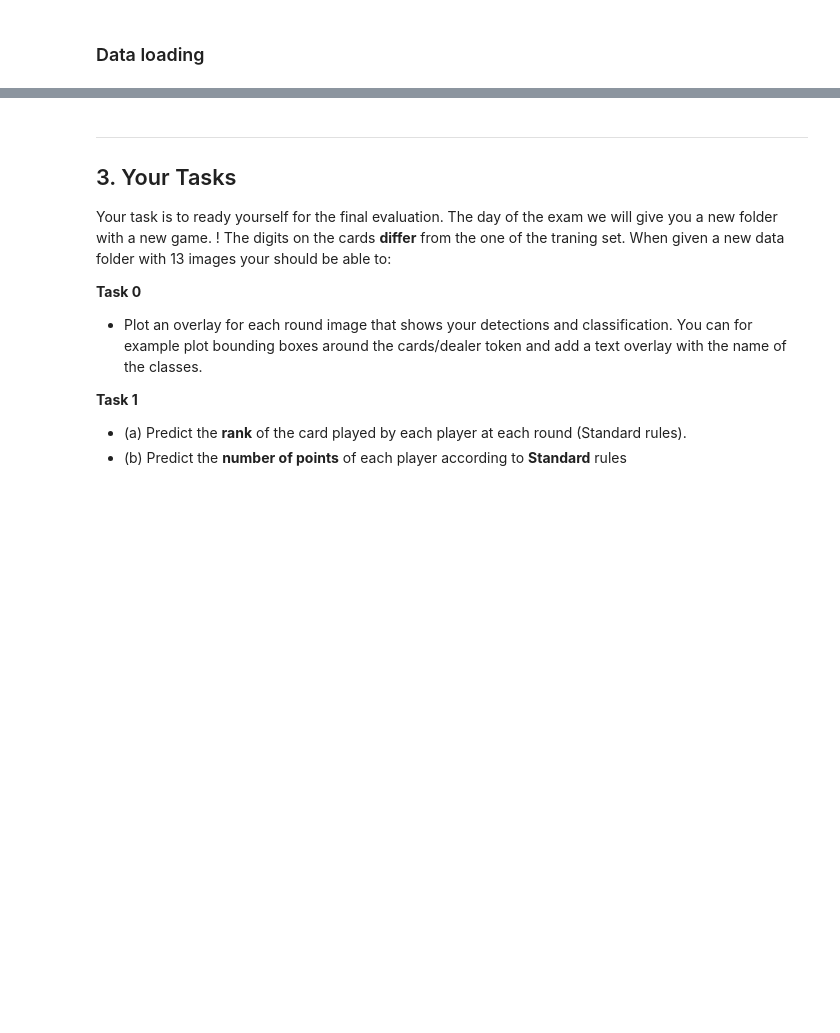
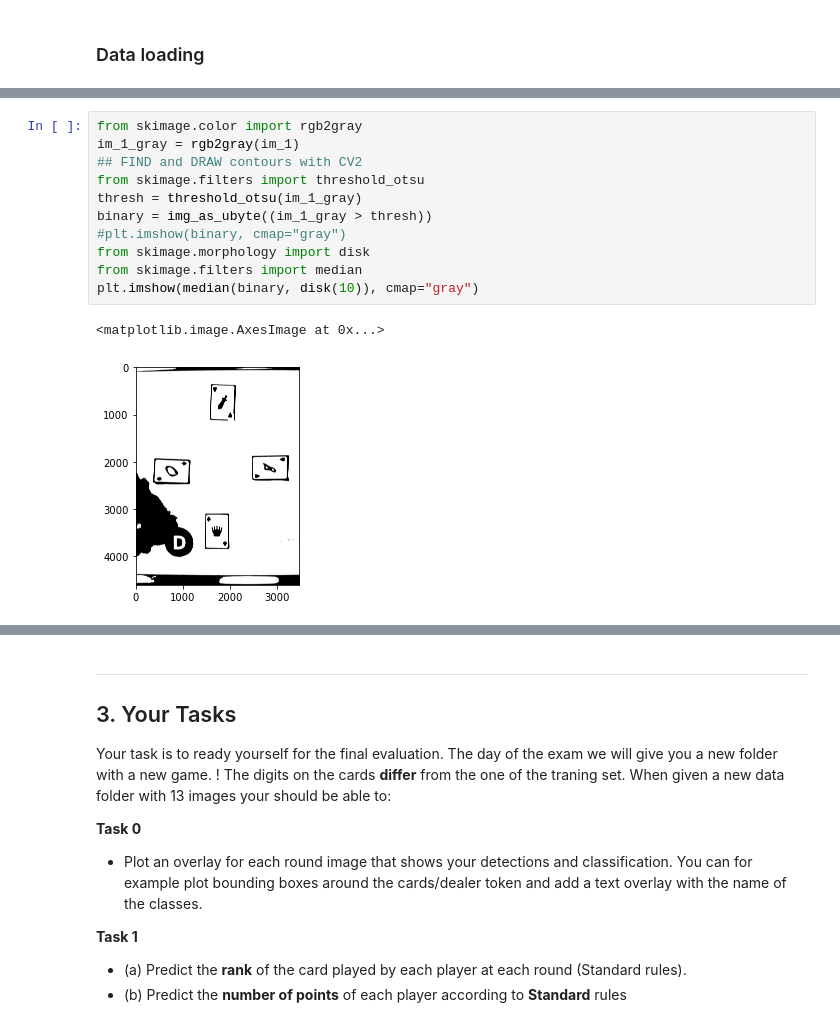
Before and after one commit to Ghalicb/IAPR-squad-lab, a Jupyter notebook: project/project.ipynb, the cells around one changed output, grey strips where cells are left out. Cells and saved outputs as stored; diff of their text form; blank space fills up the shorter version.

```diff
--- a/project/project.ipynb
+++ b/project/project.ipynb
@@ -120,0 +169,14 @@ plt.show()
+# %%
+from skimage.color import rgb2gray
+im_1_gray = rgb2gray(im_1)
+## FIND and DRAW contours with CV2
+from skimage.filters import threshold_otsu
+thresh = threshold_otsu(im_1_gray)
+binary = img_as_ubyte((im_1_gray > thresh))
+#plt.imshow(binary, cmap="gray")
+from skimage.morphology import disk
+from skimage.filters import median
+plt.imshow(median(binary, disk(10)), cmap="gray")
+# %% [output]
+<matplotlib.image.AxesImage at 0x...>
+[figure, added]
```
Also changed, not shown: parts of 21 cells of this notebook.
